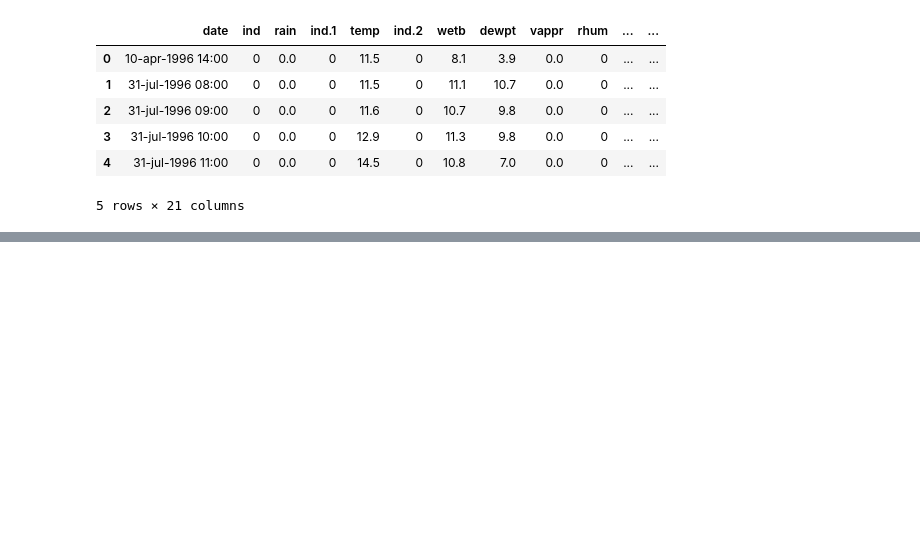
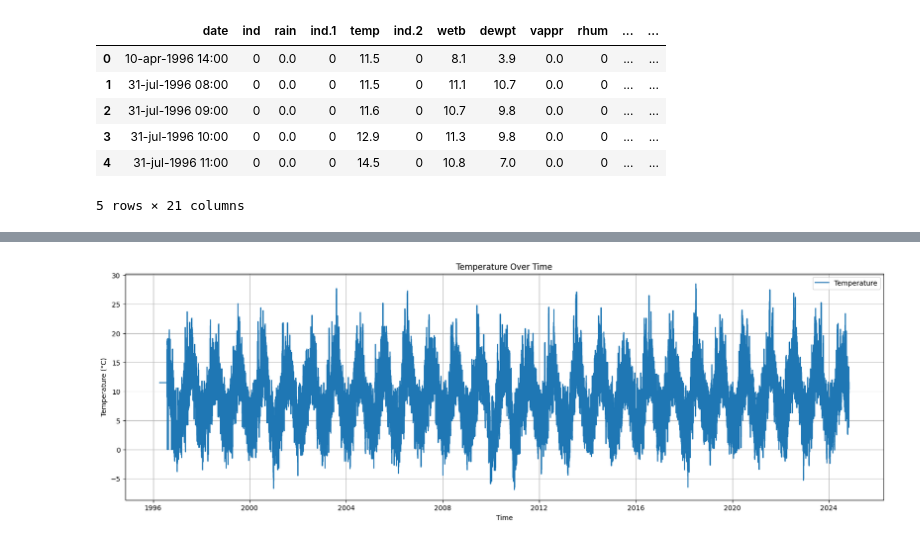
Before and after one commit to jakedaly97/PFDA, a Jupyter notebook: assignments/assignment_6_Weather.ipynb, the cells around one changed output, grey strips where cells are left out. Drawn from its saved outputs; the diff is of its cells as text; code cells hidden in the pictures; blank space fills up the shorter version.

Commit message:
Plotting temp, daily mean temp, monthly mean temp

```diff
--- a/assignments/assignment_6_Weather.ipynb
+++ b/assignments/assignment_6_Weather.ipynb
@@ -21,0 +42,15 @@ df.head()
+# %%
+df['Time'] = pd.to_datetime(df['date'])
+
+df = df.dropna(subset=['temp'])
+# %%
+plt.figure(figsize=(20, 6))
+plt.plot(df['Time'], df['temp'], label='Temperature')
+plt.xlabel('Time')
+plt.ylabel('Temperature (°C)')
+plt.title('Temperature Over Time')
+plt.legend()
+plt.grid(True)
+plt.show()
+# %% [output]
+[figure, added]
```
Also changed, not shown: parts of 4 cells of this notebook.
